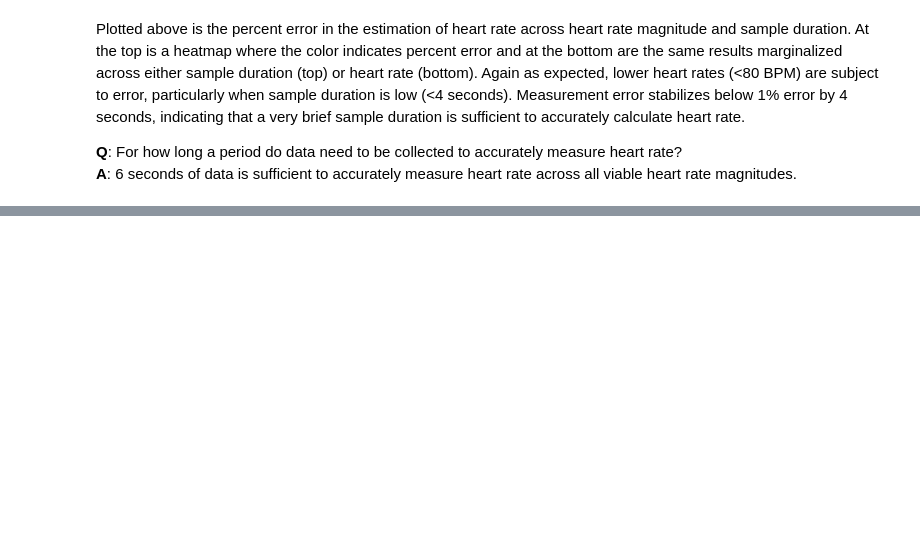
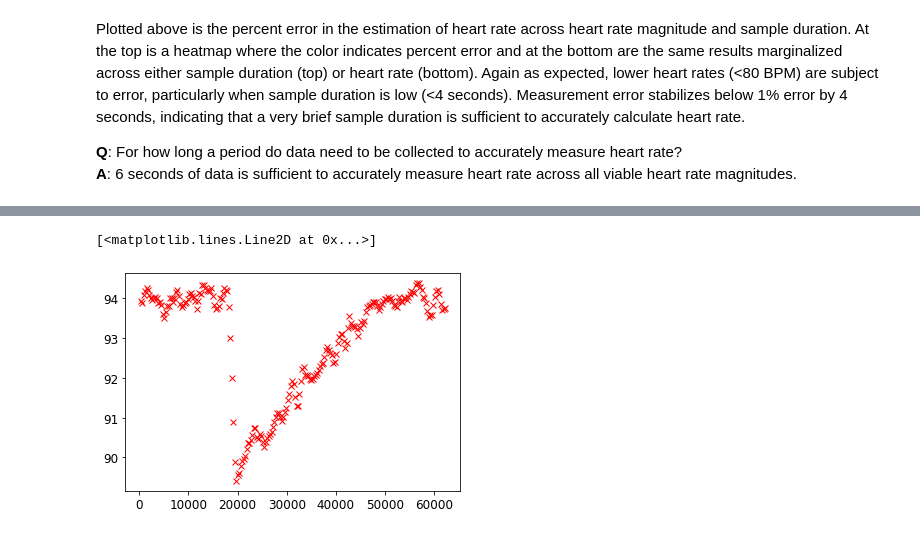
Before and after one commit to aarusso/OxiWear, a Jupyter notebook: demo.ipynb, the cells around one changed output, grey strips where cells are left out. Cells and saved outputs as stored; diff of their text form; code cells hidden in the pictures; blank space fills up the shorter version.

```diff
--- a/demo.ipynb
+++ b/demo.ipynb
@@ -268,0 +227,38 @@ plt.plot(data_synth['spo2'])
+# %%
+params['noise'] = 10
+
+
+
+data_synth = util.synthesize_SpO2(data, tile_range, params)
+
+spo2 = data_synth['spo2']
+N = len(spo2)
+
+sample_dur_sec = 6 # collect X seconds of data at a time; average within this period = spo2
+inter_sample_sec = 6 # collect a data sample every X minutes
+
+sampling_period = int((inter_sample_sec+sample_dur_sec)*sampling_rate)
+
+first_sample  = np.random.randint(sampling_period)
+sample_starts = np.arange(first_sample, N, sampling_period)
+sample_ends   = [i + int(sample_dur_sec*sampling_rate) for i in sample_starts]
+
+
+d = dict()
+d['sampling_rate'] = data_synth['sampling_rate']
+
+spo2 = []
+for iO,iN in zip(sample_starts, sample_ends):
+
+    d['red_AC'] = data_synth['red_AC'][iO:iN]
+    d['red_DC'] = data_synth['red_DC'][iO:iN]
+    d['IR_AC'] = data_synth['IR_AC'][iO:iN]
+    d['IR_DC'] = data_synth['IR_DC'][iO:iN]
+
+    h = util.getSpO2(d)
+    spo2.append(np.nanmean(h['spo2']))
+# %%
+plt.plot(sample_ends,spo2,'rx')
+# %% [output]
+[<matplotlib.lines.Line2D at 0x...>]
+[figure, added]
```
Also changed, not shown: parts of 16 cells of this notebook, 3 other files.
